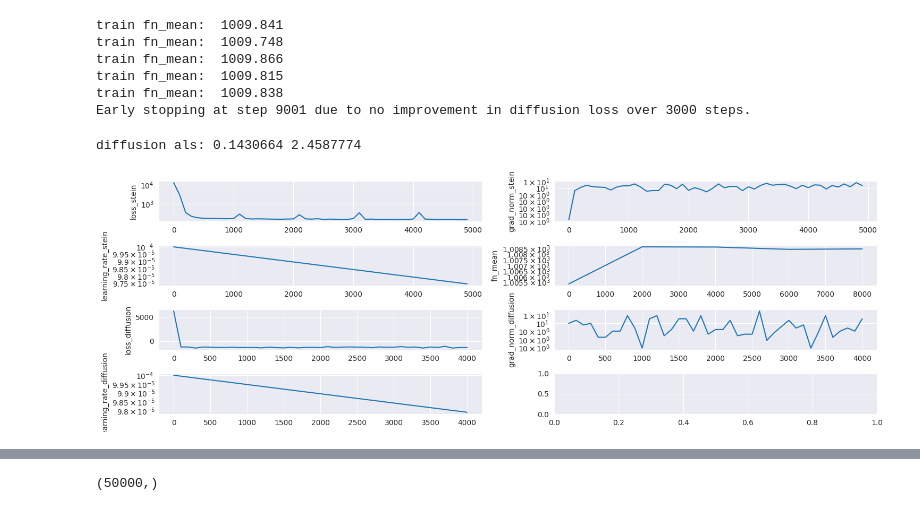
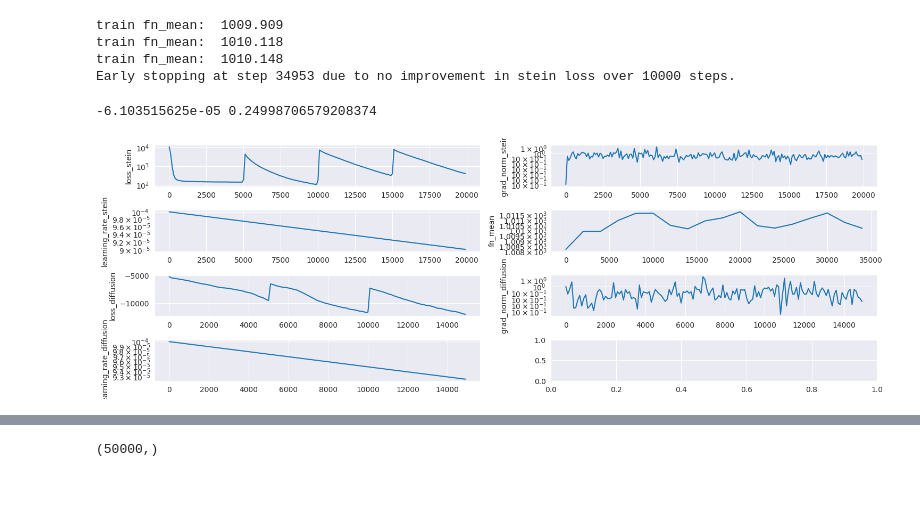
Before and after one commit to kkorolev1/mcmc-control-variates, a Jupyter notebook: diffcv.ipynb, the cells around one changed output, grey strips where cells are left out. Drawn from its saved outputs; the diff is of its cells as text; code cells hidden in the pictures.

```diff
--- a/diffcv.ipynb
+++ b/diffcv.ipynb
@@ -92,5 +93,11 @@ true pi(f) =  1010.000
+# %%
+def estimate(key: jax.random.PRNGKey, fn: tp.Callable, estimator_config: EstimatorConfig):
+    estimates = Estimator(fn, sampler)(key, estimator_config)
+    return {"estimates": estimates, "bias": Estimator.bias(true_pi, estimates), "std": Estimator.std(estimates)}
+# %%
+results = {}
 # %%
 rng, key = jax.random.split(rng)
-base_estimates = Estimator(fn, sampler)(key, estimator_config)
-print("base:", Estimator.bias(true_pi, base_estimates), Estimator.std(base_estimates))
+results["base"] = estimate(key, fn, estimator_config)
+print(results["base"]["bias"], results["base"]["std"])
 # %% [output]
@@ -98,8 +105,8 @@ base: -0.0018310547 1.5573171
 # %%
 data_config = DataConfig(
-    batch_size=256,
-    train_size=5_000,
-    eval_size=20_000,
+    batch_size=4096,
+    train_size=4096,
+    eval_size=32768,
 )
 
 train_dataloader = get_data_from_sampler(
@@ -245,12 +242,16 @@ Array(0.47720194, dtype=float32)
 # %%
-trainer_config = TrainerConfig(
-    grad_clipping=10,
+model_config = ModelConfig(
+    depth=2,
+    width_size=64,
+    activation=requ,
+)
+
+trainer_config = TrainerALSConfig(
+    grad_clipping=1,
     patience=10_000,
     eval_every_n_steps=2_000,
-    n_steps=30_000,
-    scheduler_config=scheduler_config,
-    optimizer_config=optimizer_config,
-    sampling_config=sampling_config,
+    n_steps=50_000,
+    switch_steps=5000,
 )
 
 logger = Logger()
@@ -258,54 +259,56 @@ logger = Logger()
 rng, key = jax.random.split(rng)
 model_diffusion_als = get_model(key, sampler_config.dim, model_config)
 
-scheduler_diffusion = get_scheduler(trainer_config.scheduler_config)
-optimizer_diffusion = get_optimizer(
-    scheduler_diffusion, trainer_config.optimizer_config
+scheduler_diffusion = get_scheduler(
+    "exponential",
+    init_value=1e-4,
+    transition_steps=20_000,
+    decay_rate=0.9,
 )
 
-scheduler_stein = get_scheduler(trainer_config.scheduler_config)
-optimizer_stein = get_optimizer(scheduler_stein, trainer_config.optimizer_config)
+optimizer_diffusion = get_optimizer(scheduler_diffusion, "sgd", momentum=0.9, nesterov=True)
+
+scheduler_stein = get_scheduler(
+    "exponential",
+    init_value=1e-4,
+    transition_steps=20_000,
+    decay_rate=0.9,
+)
+
+optimizer_stein = get_optimizer(scheduler_stein, "sgd", momentum=0.9, nesterov=True)
 
 loss_diffusion = DiffusionLoss(fn=fn)
 loss_stein = DiffLoss(fn=fn, grad_log_prob=grad_log_prob, noise_std=1.0)
 
 rng, key = jax.random.split(rng)
 trainer = CVALSTrainer(
     model_diffusion_als,
     fn,
     grad_log_prob,
     train_dataloader,
     eval_dataloader,
     optimizer_diffusion,
     optimizer_stein,
     loss_diffusion,
     loss_stein,
     logger=logger,
     **asdict(trainer_config),
-    switch_steps=5000,
 )
 
 model_diffusion_als = trainer.train(key)
 
 plot_log_results(logger)
 
 generator_diffusion_als = ScalarGenerator(grad_log_prob, model_diffusion_als)
 fn_with_cv = lambda x: fn(x) + generator_diffusion_als(x)
 
 rng, key = jax.random.split(rng)
-diffusion_als_estimates = Estimator(fn_with_cv, sampler)(key, estimator_config)
-
-print(
-    "diffusion als:",
-    Estimator.bias(true_pi, diffusion_als_estimates),
-    Estimator.std(diffusion_als_estimates),
-)
+results["diffusion_als"] = estimate(key, fn_with_cv, estimator_config)
+print(results["diffusion_als"]["bias"], results["diffusion_als"]["std"])
 # %% [output]
-train fn_mean:  1009.841
-train fn_mean:  1009.748
-train fn_mean:  1009.866
-train fn_mean:  1009.815
-train fn_mean:  1009.838
-Early stopping at step 9001 due to no improvement in diffusion loss over 3000 steps.
+train fn_mean:  1009.909
+train fn_mean:  1010.118
+train fn_mean:  1010.148
+Early stopping at step 34953 due to no improvement in stein loss over 10000 steps.
-diffusion als: 0.1430664 2.4587774
+-6.103515625e-05 0.24998706579208374
-[figure, old version]
+[figure, new version]
```
Also changed, not shown: parts of 13 cells of this notebook, 5 other files.
